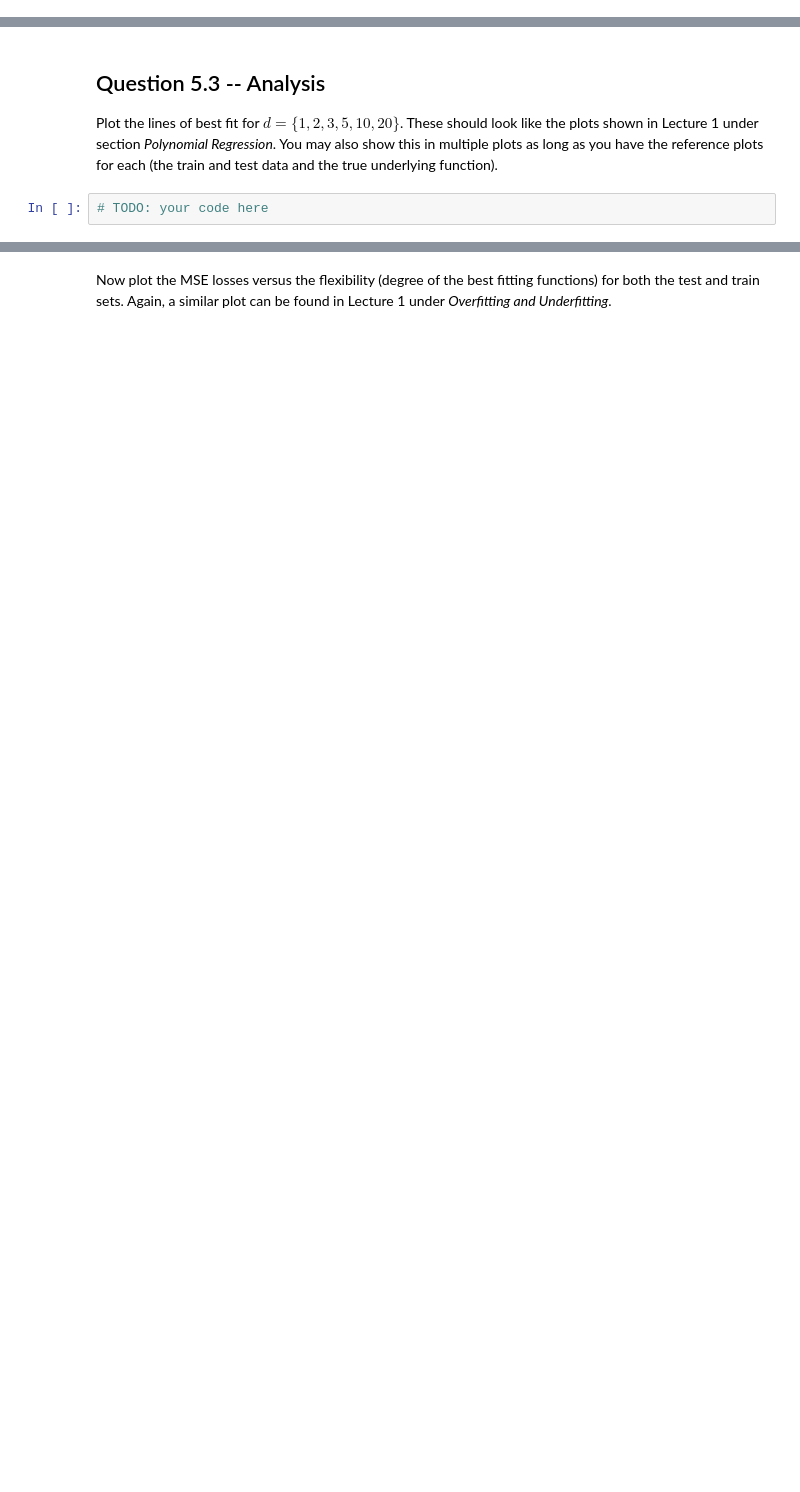
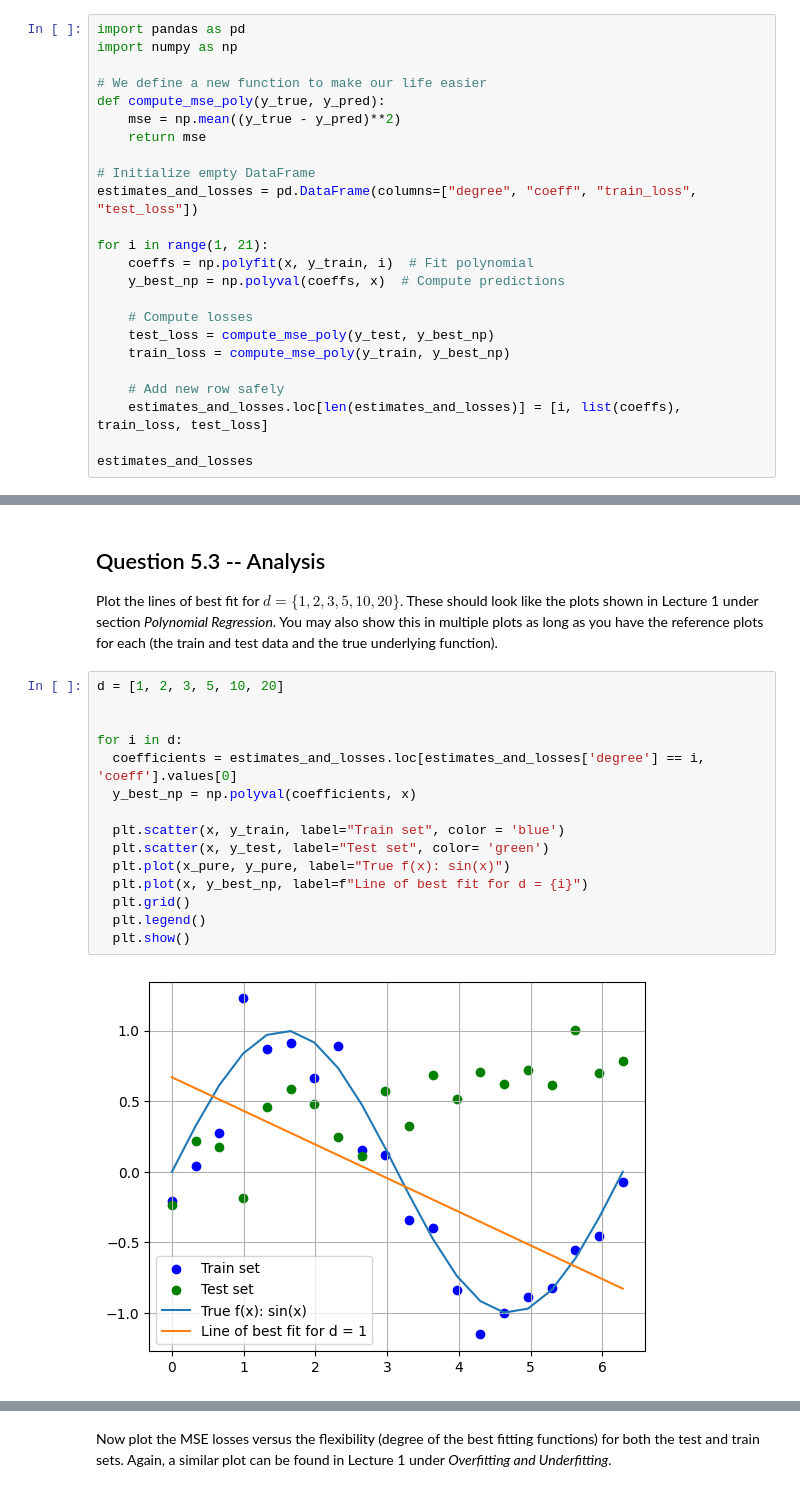
Before and after one commit to RiccardoZatti/TMDL, a Jupyter notebook: TMDL_2024_25_Assignment_1,_Qs_only.ipynb, the cells around one changed output, grey strips where cells are left out. Saved outputs shown, nothing was run; the diff lists cells and outputs as text; blank space fills up the shorter version.

```diff
--- a/TMDL_2024_25_Assignment_1,_Qs_only.ipynb
+++ b/TMDL_2024_25_Assignment_1,_Qs_only.ipynb
@@ -312,0 +329,24 @@ Now, we examine the flexibility of the model we use and the performance on the t
+# %%
+import pandas as pd
+import numpy as np
+
+# We define a new function to make our life easier
+def compute_mse_poly(y_true, y_pred):
+    mse = np.mean((y_true - y_pred)**2)
+    return mse
+
+# Initialize empty DataFrame
+estimates_and_losses = pd.DataFrame(columns=["degree", "coeff", "train_loss", "test_loss"])
+
+for i in range(1, 21):
+    coeffs = np.polyfit(x, y_train, i)  # Fit polynomial
+    y_best_np = np.polyval(coeffs, x)  # Compute predictions
+
+    # Compute losses
+    test_loss = compute_mse_poly(y_test, y_best_np)
+    train_loss = compute_mse_poly(y_train, y_best_np)
+
+    # Add new row safely
+    estimates_and_losses.loc[len(estimates_and_losses)] = [i, list(coeffs), train_loss, test_loss]
+
+estimates_and_losses
@@ -321,5 +381,20 @@ What does this mean?
 # %% [markdown]
 ## Question 5.3 -- Analysis
 Plot the lines of best fit for $d=\{1,2,3,5,10,20\}$. These should look like the plots shown in Lecture 1 under section *Polynomial Regression*. You may also show this in multiple plots as long as you have the reference plots for each (the train and test data and the true underlying function).
-# %%
-# TODO: your code here
+# %%
+d = [1, 2, 3, 5, 10, 20]
+
+
+for i in d:
+  coefficients = estimates_and_losses.loc[estimates_and_losses['degree'] == i, 'coeff'].values[0]
+  y_best_np = np.polyval(coefficients, x)
+
+  plt.scatter(x, y_train, label="Train set", color = 'blue')
+  plt.scatter(x, y_test, label="Test set", color= 'green')
+  plt.plot(x_pure, y_pure, label="True f(x): sin(x)")
+  plt.plot(x, y_best_np, label=f"Line of best fit for d = {i}")
+  plt.grid()
+  plt.legend()
+  plt.show()
+# %% [output]
+[figure, added]
```
Also changed, not shown: parts of 16 cells of this notebook.
